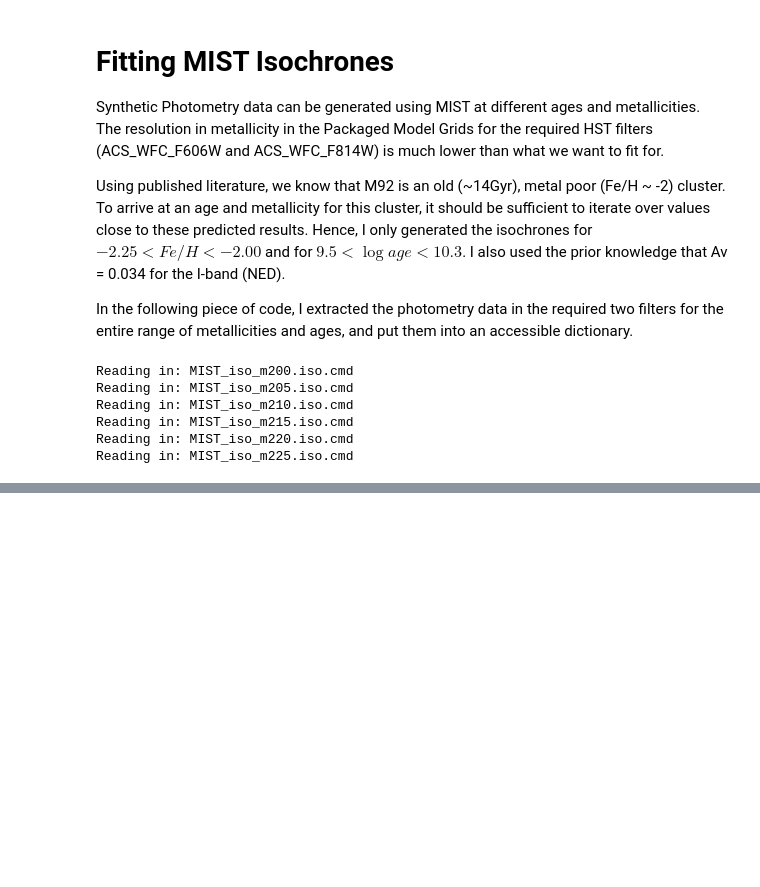
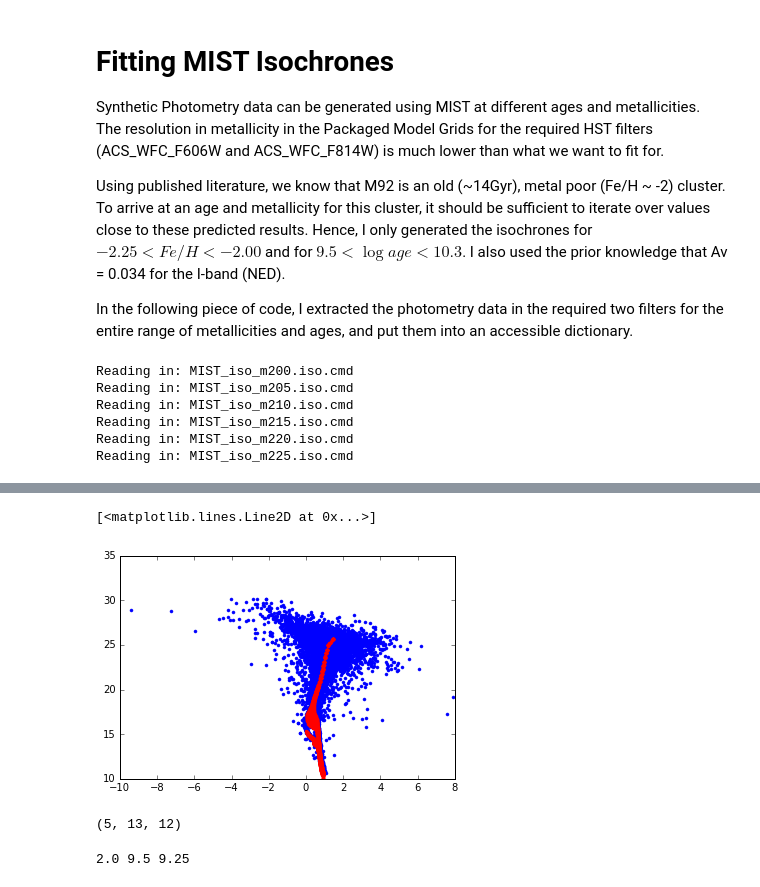
Before and after one commit to dgorthi/ay250, a Jupyter notebook: hw03/isochrone_fitting.ipynb, the cells around one changed output, grey strips where cells are left out. Drawn from its saved outputs; the diff is of its cells as text; code cells hidden in the pictures; blank space fills up the shorter version.

```diff
--- a/hw03/isochrone_fitting.ipynb
+++ b/hw03/isochrone_fitting.ipynb
@@ -85,0 +145,12 @@ plt.contour(lsq[0],lsq[1],lsq[2])
+# %%
+parsec_isos = {}
+i = 0
+
+for files in np.sort(glob.glob('PARSEC_iso_*')):
+    z = 2 + i*0.05
+    i+=1
+    parsec_isos[z] = {}
+    iso = np.loadtxt(files,usecols=(1,13,18)).T
+
+    for x,age in enumerate(iso[0]):
+        parsec_isos[z][age] = np.vstack((iso[1],iso[2]))
@@ -85,0 +161,54 @@ plt.contour(lsq[0],lsq[1],lsq[2])
+# %%
+plt.plot((data[0]-data[1]),data[1],'b.')
+# c = isochrones[2.15][10.3][0] - isochrones[2.15][10.3][1]
+# m = isochrones[2.15][10.3][1] -5 + 5*np.log10(8.2*1e3)
+plt.plot((parsec_isos[2.15][9.55][0] - parsec_isos[2.15][9.55][1]),
+         (parsec_isos[2.15][9.55][1] -5 + 5*np.log10(8.2*1e3))+ 0.034,'r.')
+# %% [output]
+[<matplotlib.lines.Line2D at 0x...>]
+[figure, added]
+# %%
+z = list(parsec_isos.keys())
+np.sort(z)
+age = list(parsec_isos[2.15].keys())
+np.sort(age)
+D = np.arange(8,11,0.25)
+
+lsq = np.zeros([np.size(z),np.size(age),np.size(D)])
+print (np.shape(lsq))
+
+for i,met in enumerate(z):
+    for j,ages in enumerate(age):
+        c = parsec_isos[met][ages][0] - parsec_isos[met][ages][1]
+        for k,dist in enumerate(D):
+            m = np.copy(parsec_isos[met][ages][1])
+            m += -5 + 5*np.log10(dist*1e3) + 0.034
+
+            ls = 0
+            for l,x in enumerate(c):
+                ls+= ((color-x)**2 + (mag-m[l])**2).min()
+
+            lsq[i][j][k] = ls
+
+#             f4,ax4 = plt.subplots(1,1)
+#             ax4.plot((data[0]-data[1]),data[1],'b.')
+#             ax4.plot(c,m,'r.')
+
+#             break
+#         break
+#     break
+
+#             if ls < deviation:
+#                 z = met
+#                 a = age
+#                 d = distance
+# %% [output]
+(5, 13, 12)
+# %%
+idx = np.where(lsq == np.min(lsq))
+z_final = z[idx[0][0]]
+age_final = age[idx[1][0]]
+dist_final = D[idx[2][0]]
+print (z_final,age_final,dist_final)
+# %% [output]
+2.0 9.5 9.25
```
Also changed, not shown: parts of 12 cells of this notebook, 1 other file.
